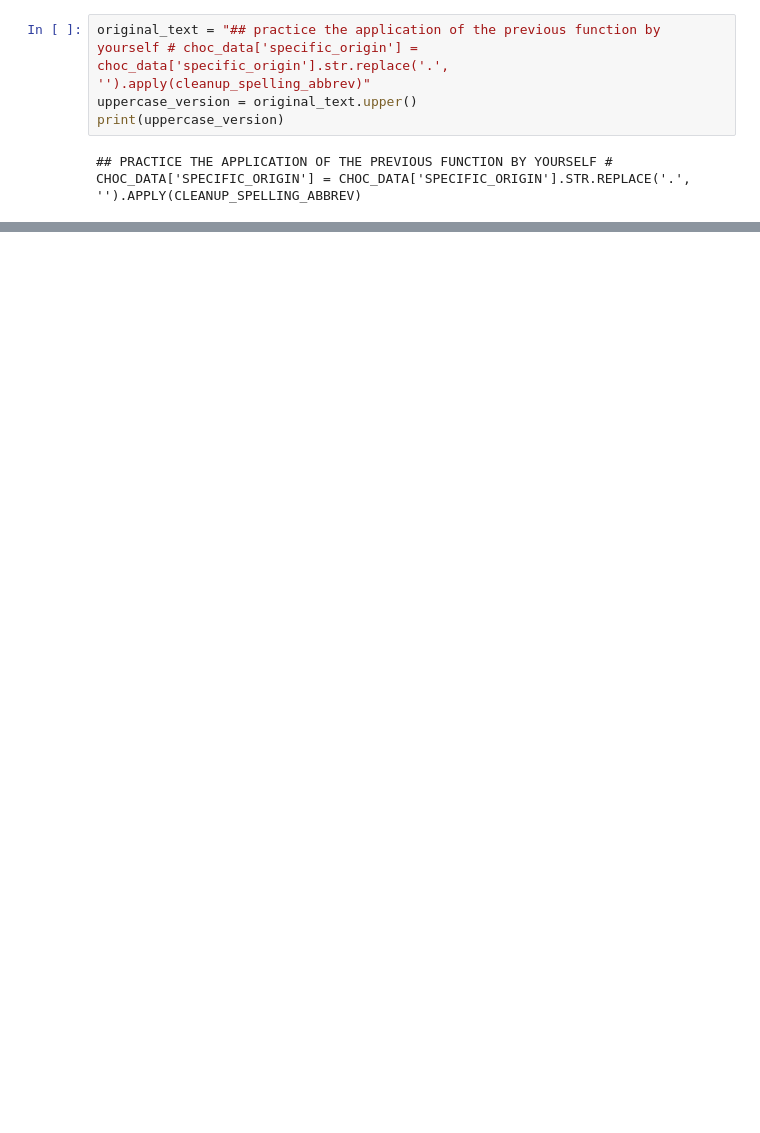
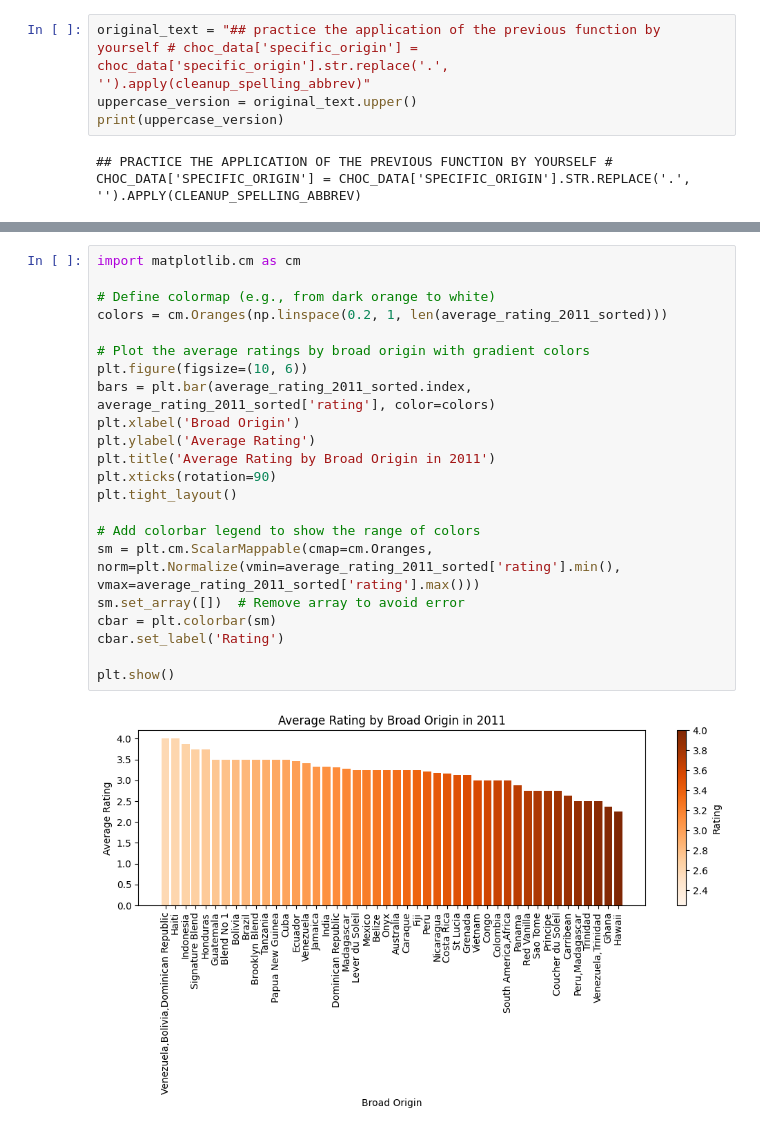
Before and after one commit to miguelangel18241/Probabilities, a Jupyter notebook: data_visualization_Chocolate_Project.ipynb, the cells around one changed output, grey strips where cells are left out. Drawn from its saved outputs; the diff is of its cells as text; blank space fills up the shorter version.

```diff
--- a/data_visualization_Chocolate_Project.ipynb
+++ b/data_visualization_Chocolate_Project.ipynb
@@ -215,0 +226,24 @@ bean_types_list
+# %%
+import matplotlib.cm as cm
+
+# Define colormap (e.g., from dark orange to white)
+colors = cm.Oranges(np.linspace(0.2, 1, len(average_rating_2011_sorted)))
+
+# Plot the average ratings by broad origin with gradient colors
+plt.figure(figsize=(10, 6))
+bars = plt.bar(average_rating_2011_sorted.index, average_rating_2011_sorted['rating'], color=colors)
+plt.xlabel('Broad Origin')
+plt.ylabel('Average Rating')
+plt.title('Average Rating by Broad Origin in 2011')
+plt.xticks(rotation=90)
+plt.tight_layout()
+
+# Add colorbar legend to show the range of colors
+sm = plt.cm.ScalarMappable(cmap=cm.Oranges, norm=plt.Normalize(vmin=average_rating_2011_sorted['rating'].min(), vmax=average_rating_2011_sorted['rating'].max()))
+sm.set_array([])  # Remove array to avoid error
+cbar = plt.colorbar(sm)
+cbar.set_label('Rating')
+
+plt.show()
+# %% [output]
+[figure, added]
```
Also changed, not shown: parts of 10 cells of this notebook.
